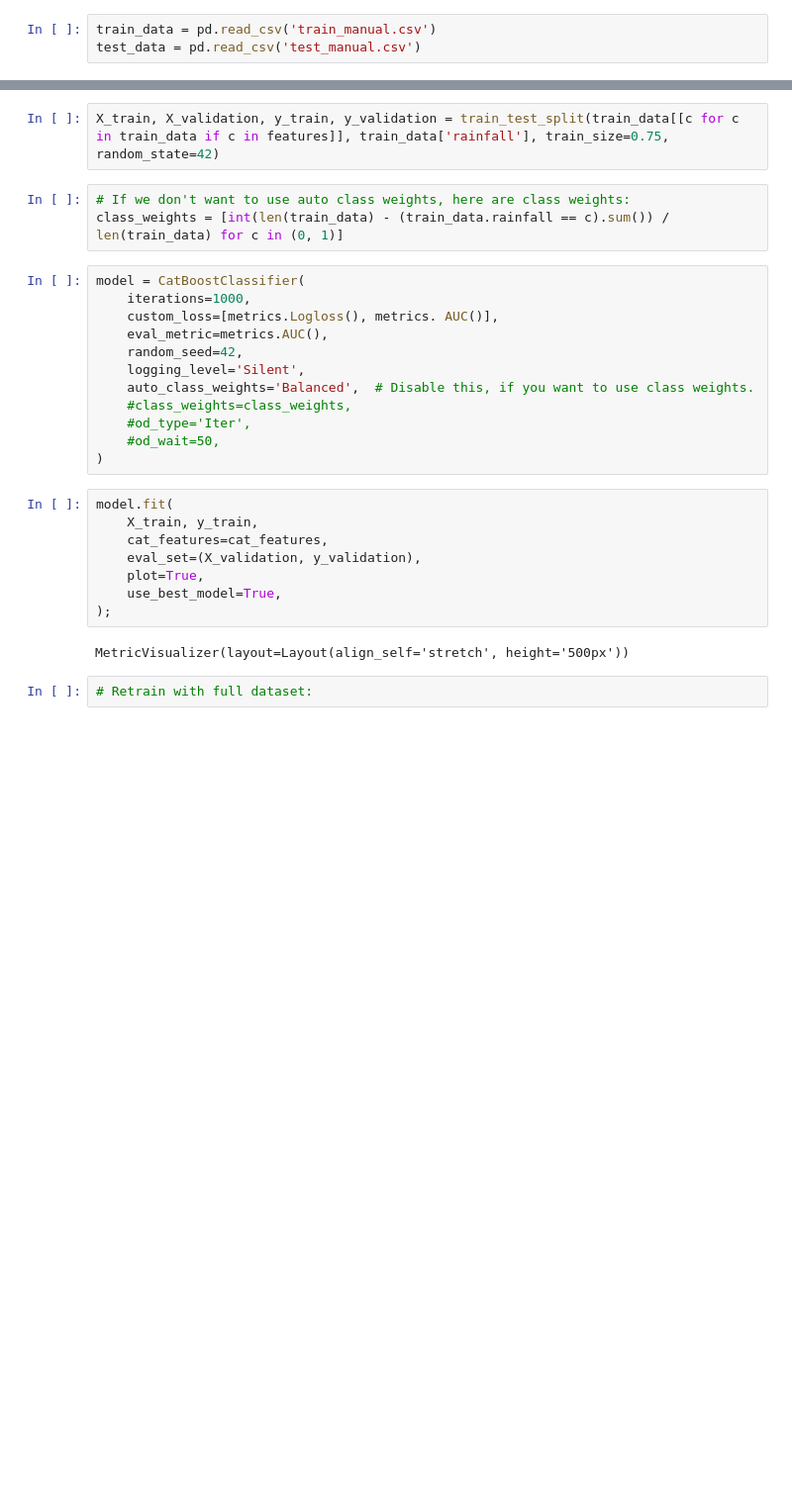
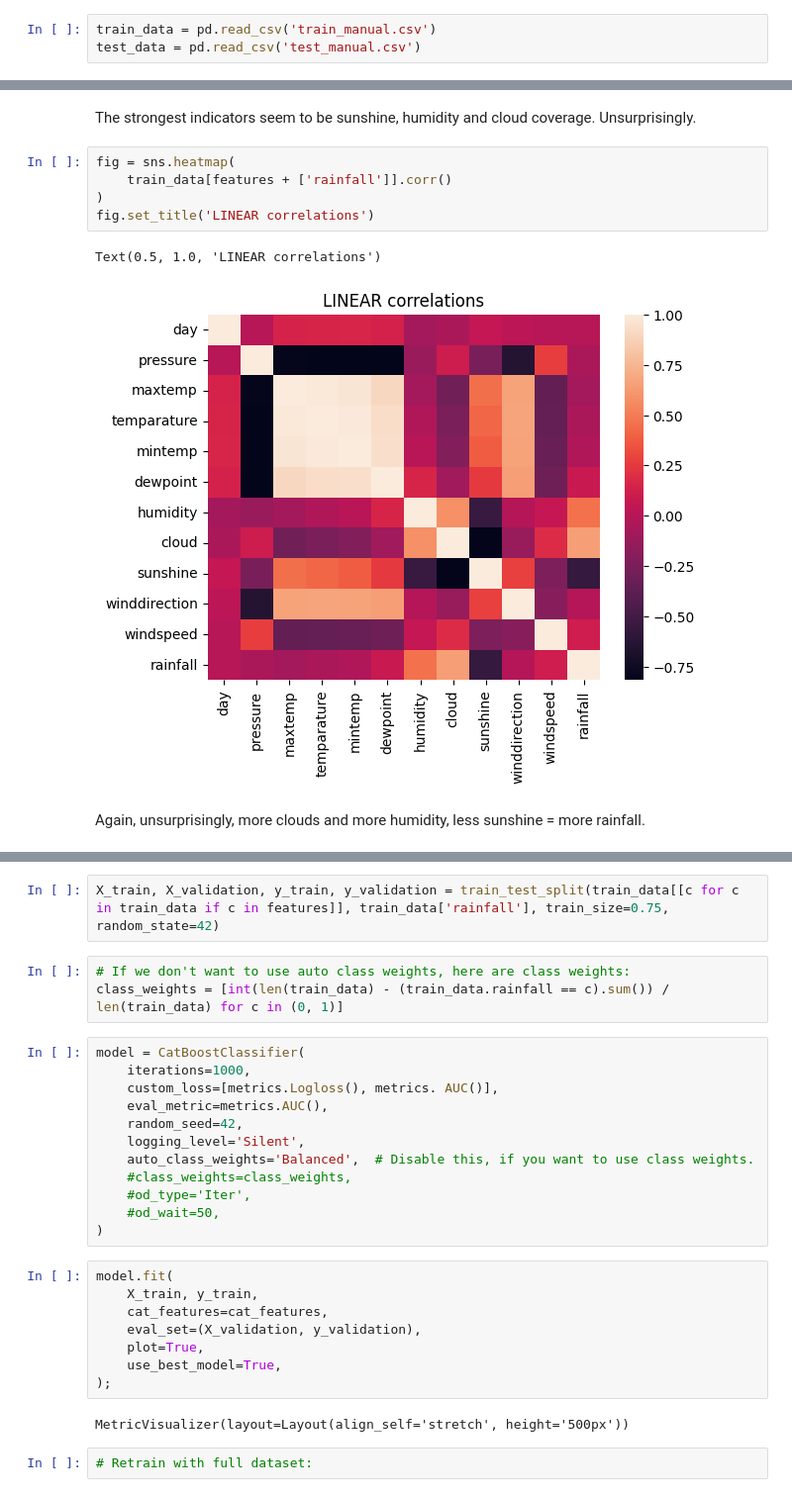
Before and after one commit to notger/motley_crew_of_models, a Jupyter notebook: rainfall/catboost.ipynb, the cells around one changed output, grey strips where cells are left out. Shown: that part at 99% size. Cells and saved outputs as stored; diff of their text form; blank space fills up the shorter version.

```diff
--- a/rainfall/catboost.ipynb
+++ b/rainfall/catboost.ipynb
@@ -13,0 +38,12 @@ features = cat_features + num_features
+# %% [markdown]
+The strongest indicators seem to be sunshine, humidity and cloud coverage. Unsurprisingly.
+# %%
+fig = sns.heatmap(
+    train_data[features + ['rainfall']].corr()
+)
+fig.set_title('LINEAR correlations')
+# %% [output]
+Text(0.5, 1.0, 'LINEAR correlations')
+[figure, added]
+# %% [markdown]
+Again, unsurprisingly, more clouds and more humidity, less sunshine = more rainfall.
```
Also changed, not shown: parts of 7 cells of this notebook.
